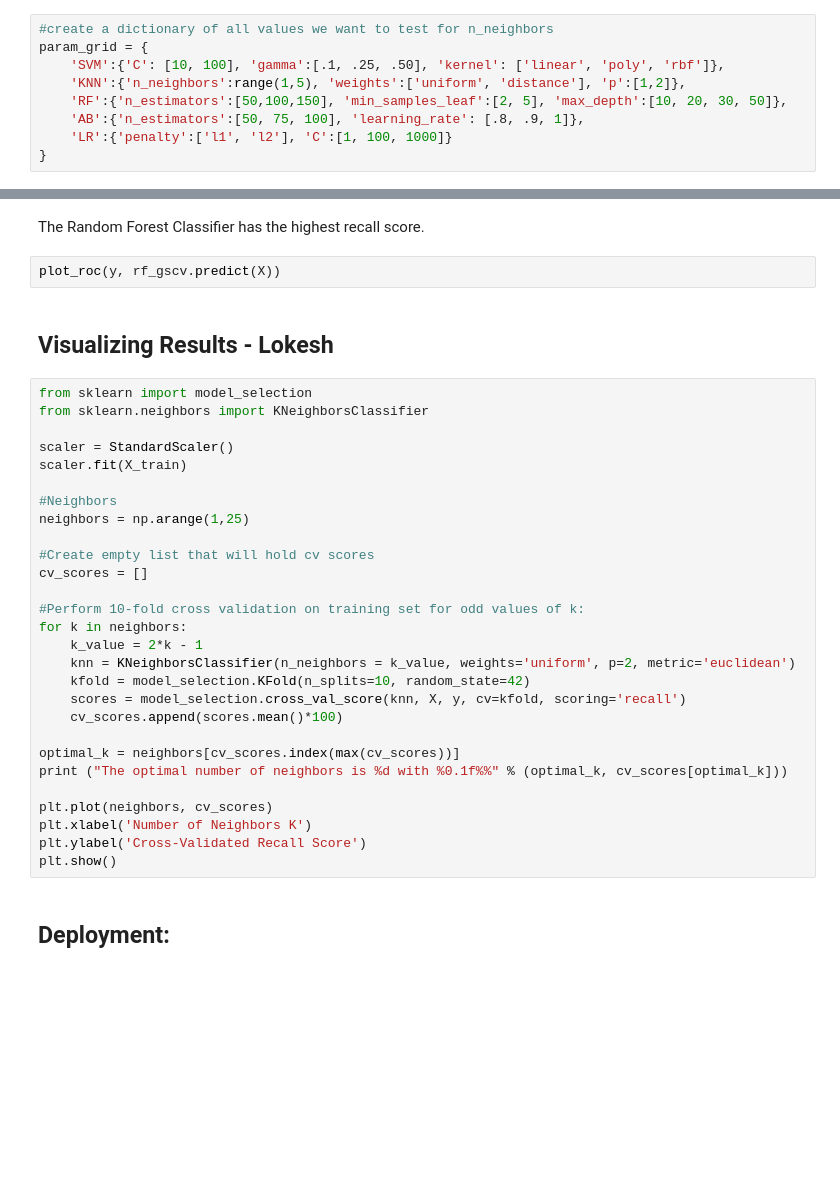
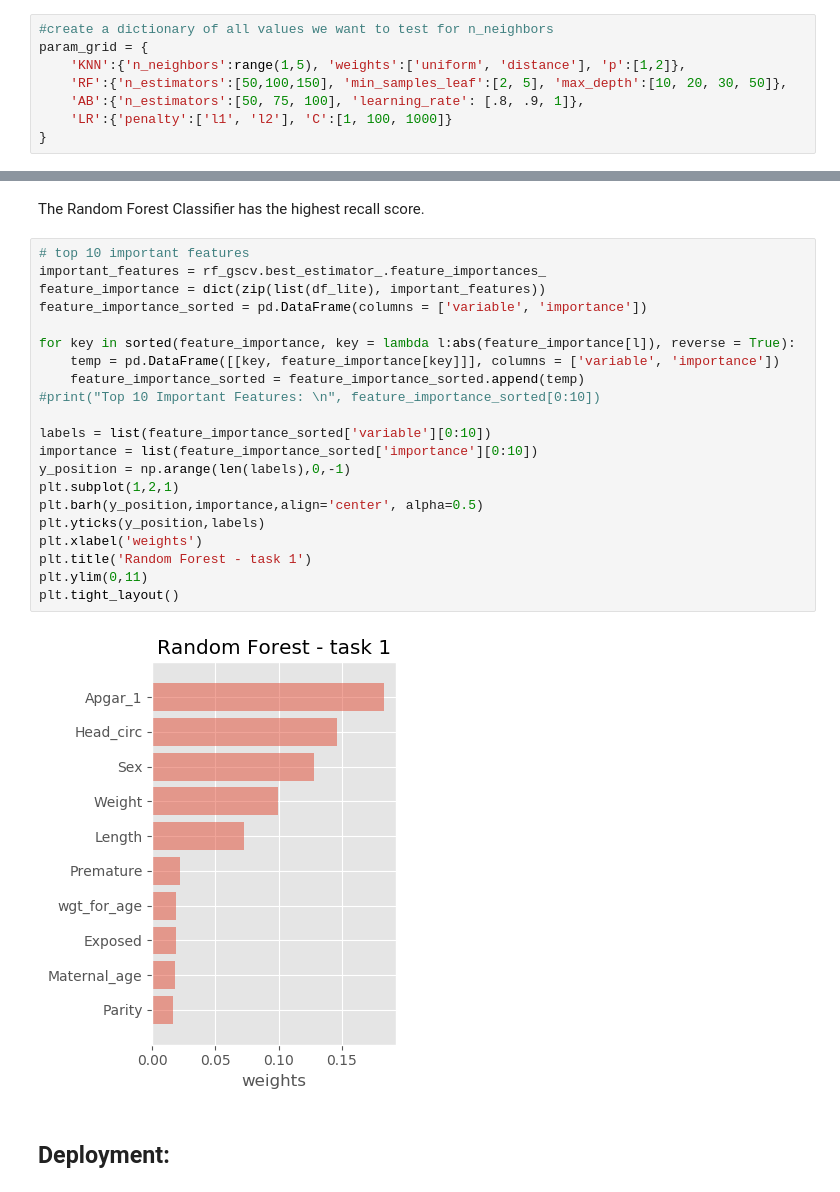
Before and after one commit to hebernielsen/DM-7331-Project-2, a Jupyter notebook: MSDS7330_Project2_CRISP-DM_Team_Copy.ipynb, the cells around one changed output, grey strips where cells are left out. Drawn from its saved outputs; the diff is of its cells as text; blank space fills up the shorter version.

```diff
--- a/MSDS7330_Project2_CRISP-DM_Team_Copy.ipynb
+++ b/MSDS7330_Project2_CRISP-DM_Team_Copy.ipynb
@@ -831,7 +914,6 @@ for train_idx, test_idx in kf.split(X, y):
 # %%
 #create a dictionary of all values we want to test for n_neighbors
 param_grid = {
-    'SVM':{'C': [10, 100], 'gamma':[.1, .25, .50], 'kernel': ['linear', 'poly', 'rbf']},
     'KNN':{'n_neighbors':range(1,5), 'weights':['uniform', 'distance'], 'p':[1,2]},
     'RF':{'n_estimators':[50,100,150], 'min_samples_leaf':[2, 5], 'max_depth':[10, 20, 30, 50]},
     'AB':{'n_estimators':[50, 75, 100], 'learning_rate': [.8, .9, 1]},
@@ -873,37 +961,28 @@ print('Best mean recall score for Logistic Regression',lr_gscv.best_score_)
 # %% [markdown]
 The Random Forest Classifier has the highest recall score.
-# %%
-plot_roc(y, rf_gscv.predict(X))
-# %% [markdown]
-## Visualizing Results - Lokesh
-# %%
-from sklearn import model_selection
-from sklearn.neighbors import KNeighborsClassifier
-
-scaler = StandardScaler()
-scaler.fit(X_train)
-
-#Neighbors
-neighbors = np.arange(1,25)
-
-#Create empty list that will hold cv scores
-cv_scores = []
-
-#Perform 10-fold cross validation on training set for odd values of k:
-for k in neighbors:
-    k_value = 2*k - 1
-    knn = KNeighborsClassifier(n_neighbors = k_value, weights='uniform', p=2, metric='euclidean')
-    kfold = model_selection.KFold(n_splits=10, random_state=42)
-    scores = model_selection.cross_val_score(knn, X, y, cv=kfold, scoring='recall')
-    cv_scores.append(scores.mean()*100)
-
-optimal_k = neighbors[cv_scores.index(max(cv_scores))]
-print ("The optimal number of neighbors is %d with %0.1f%%" % (optimal_k, cv_scores[optimal_k]))
-
-plt.plot(neighbors, cv_scores)
-plt.xlabel('Number of Neighbors K')
-plt.ylabel('Cross-Validated Recall Score')
-plt.show()
+# %%
+# top 10 important features
+important_features = rf_gscv.best_estimator_.feature_importances_
+feature_importance = dict(zip(list(df_lite), important_features))
+feature_importance_sorted = pd.DataFrame(columns = ['variable', 'importance'])
+
+for key in sorted(feature_importance, key = lambda l:abs(feature_importance[l]), reverse = True):
+    temp = pd.DataFrame([[key, feature_importance[key]]], columns = ['variable', 'importance'])
+    feature_importance_sorted = feature_importance_sorted.append(temp)
+#print("Top 10 Important Features: \n", feature_importance_sorted[0:10])
+
+labels = list(feature_importance_sorted['variable'][0:10])
+importance = list(feature_importance_sorted['importance'][0:10])
+y_position = np.arange(len(labels),0,-1)
+plt.subplot(1,2,1)
+plt.barh(y_position,importance,align='center', alpha=0.5)
+plt.yticks(y_position,labels)
+plt.xlabel('weights')
+plt.title('Random Forest - task 1')
+plt.ylim(0,11)
+plt.tight_layout()
+# %% [output]
+[figure, added]
 # %% [markdown]
 ## Deployment:
 # %% [markdown]
```
Also changed, not shown: parts of 20 cells of this notebook.
